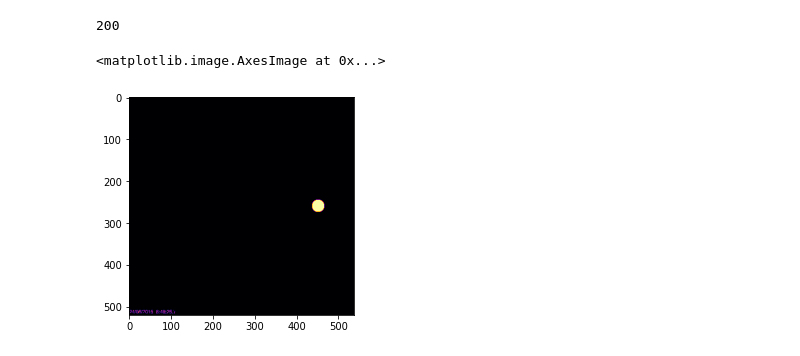
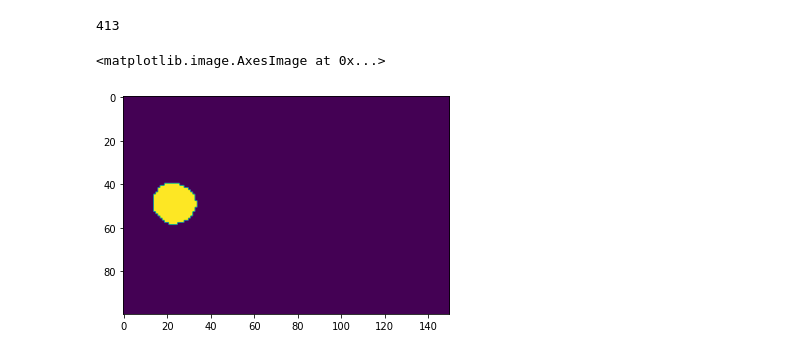
Before and after one commit to marekkles/BIO, a Jupyter notebook: testing_ntb.ipynb, the cells around one changed output. Saved outputs shown, nothing was run; the diff lists cells and outputs as text; code cells hidden in the pictures.

Commit message:
Added one and the only dataset we will be using...

```diff
--- a/testing_ntb.ipynb
+++ b/testing_ntb.ipynb
@@ -5,11 +7,11 @@ from matplotlib.pyplot import imshow
 import numpy as np
 # %%
-ds1 = Dataset1("../BIO_data/DB_UoA", transforms=SegmentationPresetEval(520, 480))
+ds1 = Dataset0("../BIO_data/RetinaDataset", transforms=SegmentationPresetEval(100, 100))
 # %%
 print(len(ds1))
 img, target = ds1[1]
-imshow(target[2], 'inferno')
+imshow(target[0])
 # %% [output]
-200
+413
 <matplotlib.image.AxesImage at 0x...>
-[figure, old version]
+[figure, new version]
```
Also changed, not shown: parts of 7 cells of this notebook, 4 other files.
